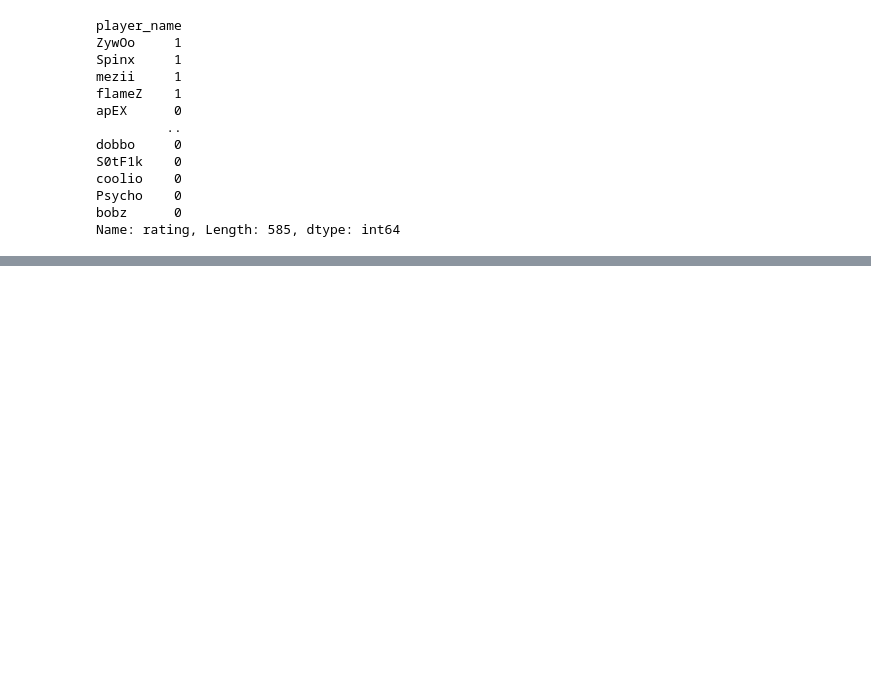
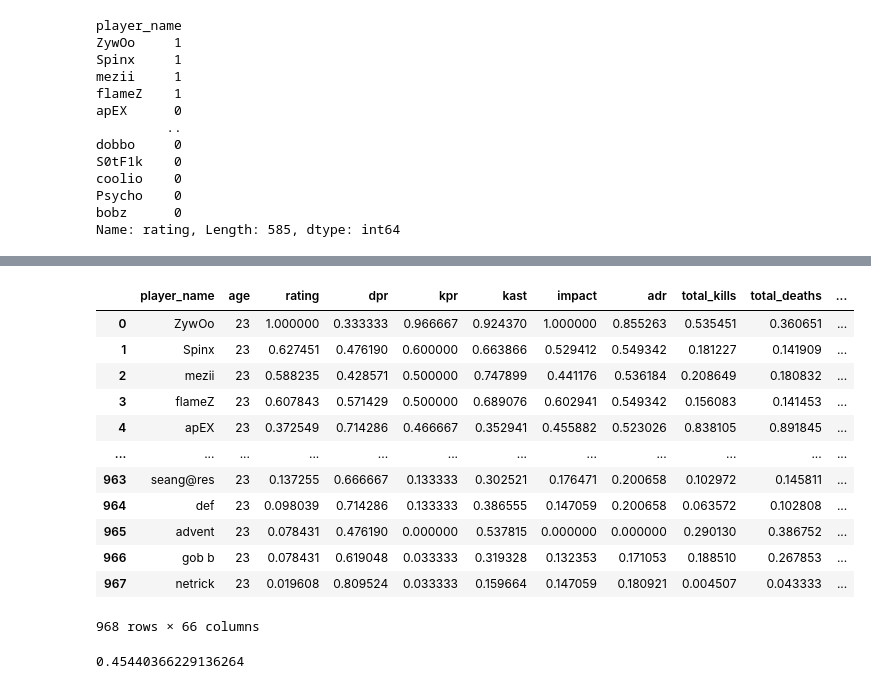
Before and after one commit to SikoticVinyl/VictorVis, a Jupyter notebook: ModelFiles/logisticregression.ipynb, the cells around one changed output, grey strips where cells are left out. Drawn from its saved outputs; the diff is of its cells as text; code cells hidden in the pictures; blank space fills up the shorter version.

```diff
--- a/ModelFiles/logisticregression.ipynb
+++ b/ModelFiles/logisticregression.ipynb
@@ -222,0 +347,22 @@ Name: rating, dtype: int64
+# %%
+all_players = all_players.drop(columns= ['real_name', 'team', 'rating_is_missing'])
+all_players
+# %% [output]
+|  | player_name | age | rating | dpr | kpr | kast | impact | adr | total_kills | total_deaths | ... |
+| 0 | ZywOo | 23 | 1.000000 | 0.333333 | 0.966667 | 0.924370 | 1.000000 | 0.855263 | 0.535451 | 0.360651 | ... |
+| 1 | Spinx | 23 | 0.627451 | 0.476190 | 0.600000 | 0.663866 | 0.529412 | 0.549342 | 0.181227 | 0.141909 | ... |
+| 2 | mezii | 23 | 0.588235 | 0.428571 | 0.500000 | 0.747899 | 0.441176 | 0.536184 | 0.208649 | 0.180832 | ... |
+| 3 | flameZ | 23 | 0.607843 | 0.571429 | 0.500000 | 0.689076 | 0.602941 | 0.549342 | 0.156083 | 0.141453 | ... |
+| 4 | apEX | 23 | 0.372549 | 0.714286 | 0.466667 | 0.352941 | 0.455882 | 0.523026 | 0.838105 | 0.891845 | ... |
+| ... | ... | ... | ... | ... | ... | ... | ... | ... | ... | ... | ... |
+| 963 | seang@res | 23 | 0.137255 | 0.666667 | 0.133333 | 0.302521 | 0.176471 | 0.200658 | 0.102972 | 0.145811 | ... |
+| 964 | def | 23 | 0.098039 | 0.714286 | 0.133333 | 0.386555 | 0.147059 | 0.200658 | 0.063572 | 0.102808 | ... |
+| 965 | advent | 23 | 0.078431 | 0.476190 | 0.000000 | 0.537815 | 0.000000 | 0.000000 | 0.290130 | 0.386752 | ... |
+| 966 | gob b | 23 | 0.078431 | 0.619048 | 0.033333 | 0.319328 | 0.132353 | 0.171053 | 0.188510 | 0.267853 | ... |
+| 967 | netrick | 23 | 0.019608 | 0.809524 | 0.033333 | 0.159664 | 0.147059 | 0.180921 | 0.004507 | 0.043333 | ... |
+968 rows × 66 columns
+# %%
+average_rating_all = all_players['rating'].mean()
+average_rating_all
+# %% [output]
+0.45440366229136264
```
Also changed, not shown: parts of 33 cells of this notebook.
